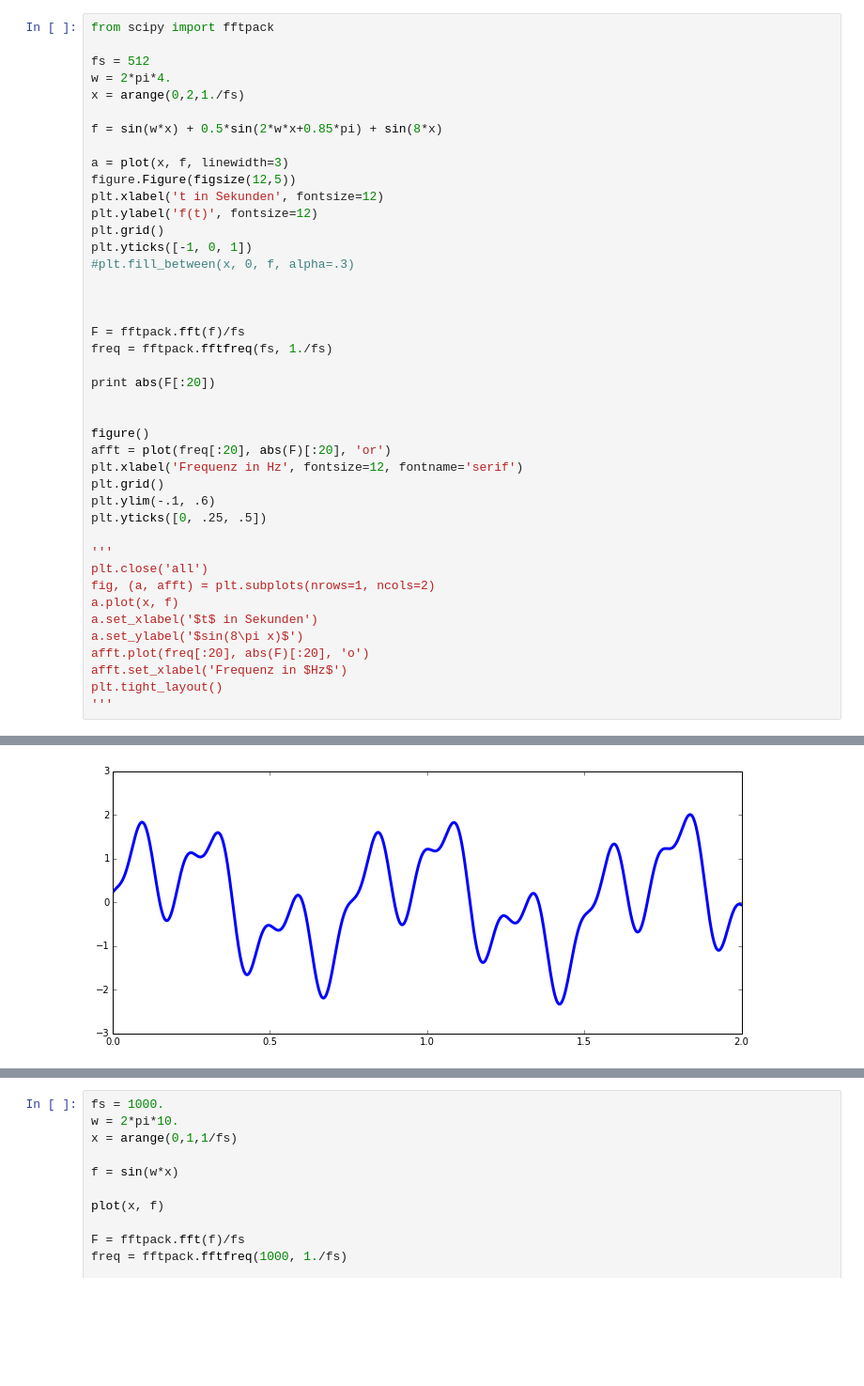
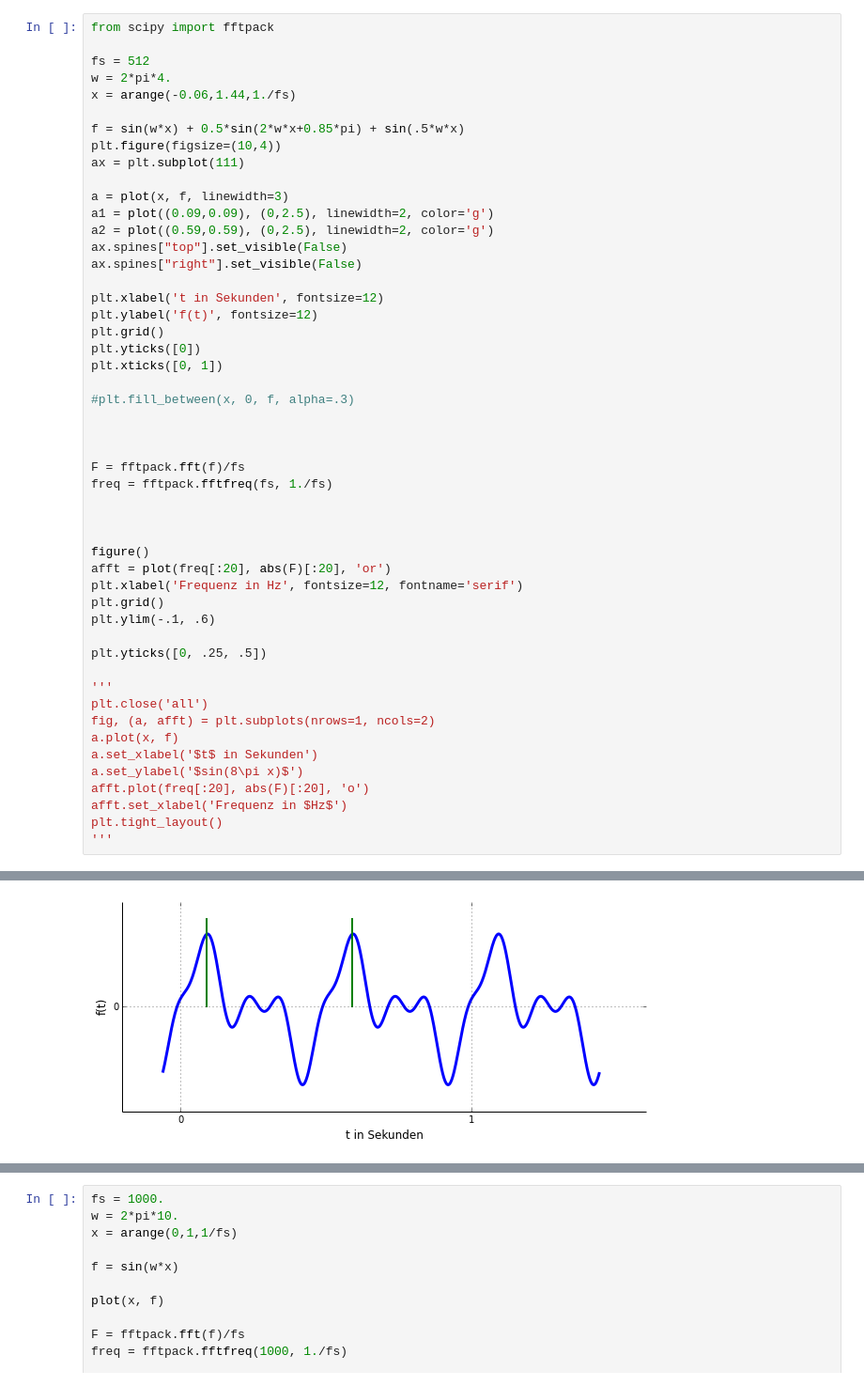
Before and after one commit to wachtlerlab/RWeiss, a Jupyter notebook: perfect fft example.ipynb, the cells around one changed output, grey strips where cells are left out. Shown: that part at 94% size. Cells and saved outputs as stored; diff of their text form; blank space fills up the shorter version.

```diff
--- a/perfect fft example.ipynb
+++ b/perfect fft example.ipynb
@@ -3,16 +3,24 @@ from scipy import fftpack
 
 fs = 512
 w = 2*pi*4.
-x = arange(0,2,1./fs)
+x = arange(-0.06,1.44,1./fs)
 
-f = sin(w*x) + 0.5*sin(2*w*x+0.85*pi) + sin(8*x)
+f = sin(w*x) + 0.5*sin(2*w*x+0.85*pi) + sin(.5*w*x)
+plt.figure(figsize=(10,4))
+ax = plt.subplot(111)
 
 a = plot(x, f, linewidth=3)
-figure.Figure(figsize(12,5))
+a1 = plot((0.09,0.09), (0,2.5), linewidth=2, color='g')
+a2 = plot((0.59,0.59), (0,2.5), linewidth=2, color='g')
+ax.spines["top"].set_visible(False)
+ax.spines["right"].set_visible(False)
+
 plt.xlabel('t in Sekunden', fontsize=12)
 plt.ylabel('f(t)', fontsize=12)
 plt.grid()
-plt.yticks([-1, 0, 1])
+plt.yticks([0])
+plt.xticks([0, 1])
+
 #plt.fill_between(x, 0, f, alpha=.3)
 
 
@@ -20,7 +28,6 @@ plt.yticks([-1, 0, 1])
 F = fftpack.fft(f)/fs
 freq = fftpack.fftfreq(fs, 1./fs)
 
-print abs(F[:20])
 
 
 figure()
@@ -28,6 +35,7 @@ afft = plot(freq[:20], abs(F)[:20], 'or')
 plt.xlabel('Frequenz in Hz', fontsize=12, fontname='serif')
 plt.grid()
 plt.ylim(-.1, .6)
+
 plt.yticks([0, .25, .5])
 
 '''
@@ -45 +53 @@ AttributeError: 'Figure' object has no attribute 'Figure'
-[figure, old version]
+[figure, new version]
```
Also changed, not shown: parts of 1 cell of this notebook, 2 other files.
